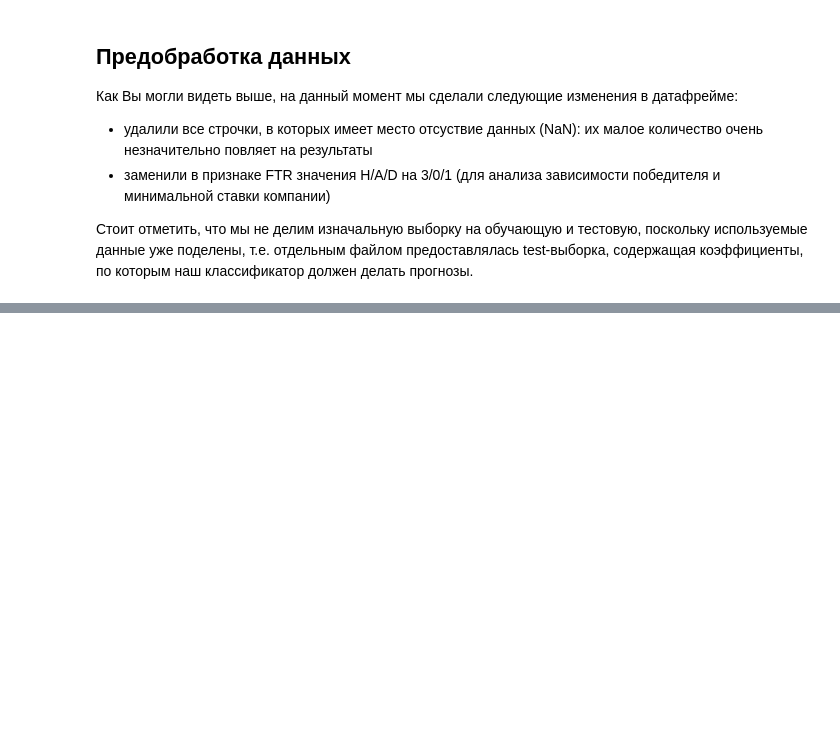
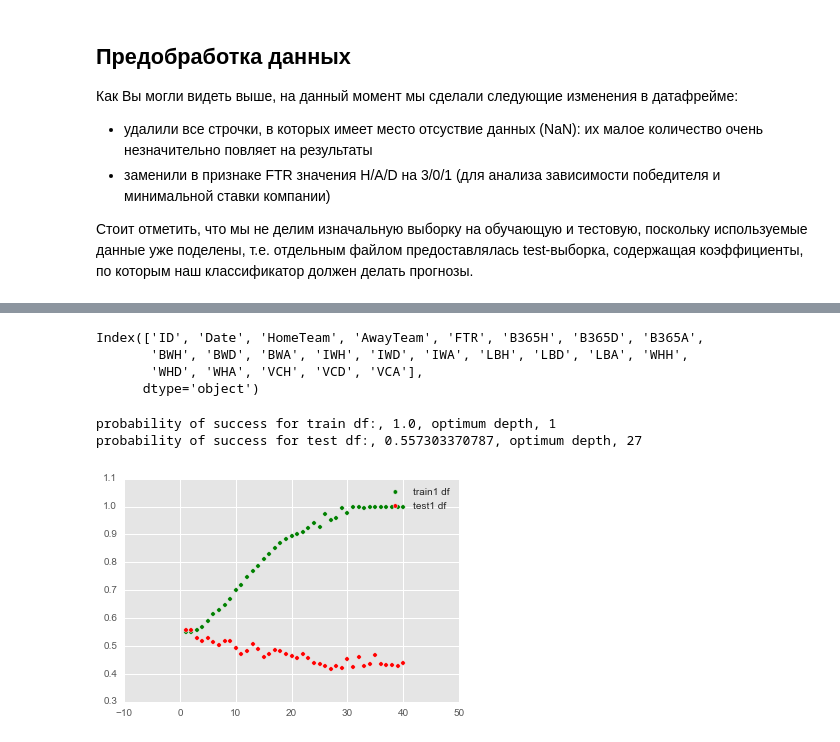
Before and after one commit to gracheslav/hse-project, a Jupyter notebook: Proj_Part1.ipynb, the cells around one changed output, grey strips where cells are left out. Saved outputs shown, nothing was run; the diff lists cells and outputs as text; code cells hidden in the pictures; blank space fills up the shorter version.

```diff
--- a/Proj_Part1.ipynb
+++ b/Proj_Part1.ipynb
@@ -319,0 +393,9 @@ g1, g2, g3
+# %%
+train1, test1 = train_test_split(norm_df, test_size = 0.3)
+# %%
+new_df.columns
+# %% [output]
+Index(['ID', 'Date', 'HomeTeam', 'AwayTeam', 'FTR', 'B365H', 'B365D', 'B365A',
+       'BWH', 'BWD', 'BWA', 'IWH', 'IWD', 'IWA', 'LBH', 'LBD', 'LBA', 'WHH',
+       'WHD', 'WHA', 'VCH', 'VCD', 'VCA'],
+      dtype='object')
@@ -319,0 +409,46 @@ g1, g2, g3
+# %%
+X_train = train1[['B365H', 'B365D', 'B365A',
+       'BWH', 'BWD', 'BWA', 'IWH', 'IWD', 'IWA', 'LBH', 'LBD', 'LBA', 'WHH',
+       'WHD', 'WHA', 'VCH', 'VCD', 'VCA']]
+X_train = X_train.as_matrix()
+testscore = test1.FTR.values
+trainscore = train1.FTR.values
+# %%
+devtest = []
+devtrain = []
+for i in range(1,41):
+    clf1 = tree.DecisionTreeClassifier(max_depth=i)
+    clf1 = clf1.fit(X_train,Y)
+    predscore = clf1.predict(X_test)
+    trainpredscore = clf1.predict(X_train)
+    a = 0
+    b = 0
+    for j in range(len(predscore)):
+        if predscore[j] != testscore[j]:
+            a += 1
+    for m in range(len(trainpredscore)):
+        if trainpredscore[m] != trainscore[m]:
+            b += 1
+    a = 1-a/len(test1)
+    b = 1-b/len(train1)
+    devtest.append(a)
+    devtrain.append(b)
+# %%
+import matplotlib.pyplot as plt
+plt.style.use('ggplot')
+%matplotlib inline
+
+x_axis = np.arange(1,41)
+y_axis = np.asarray(devtrain)
+y_axis1 = np.asarray(devtest)
+plt.figure()
+plt.scatter(x_axis, y_axis, c="g", label="train1 df")
+plt.scatter(x_axis, y_axis1, c="r", label="test1 df")
+plt.legend(loc = 'upper right')
+
+print('probability of success for train df:',y_axis.max(), 'optimum depth', np.argmin(y_axis)+1, sep = ', ')
+print('probability of success for test df:',y_axis1.max(), 'optimum depth', np.argmin(y_axis1)+1, sep = ', ')
+# %% [output]
+probability of success for train df:, 1.0, optimum depth, 1
+probability of success for test df:, 0.557303370787, optimum depth, 27
+[figure, added]
```
Also changed, not shown: parts of 26 cells of this notebook.
